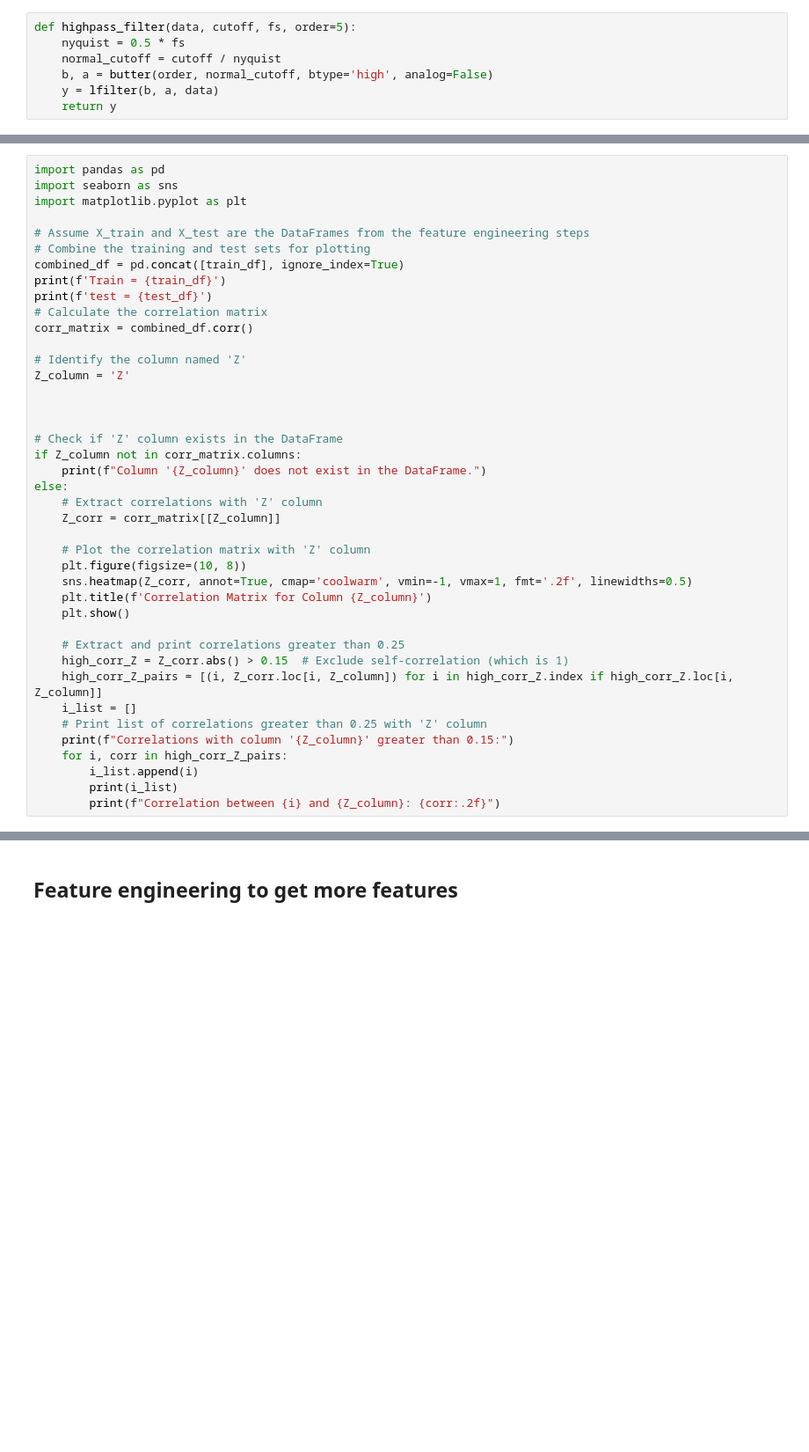
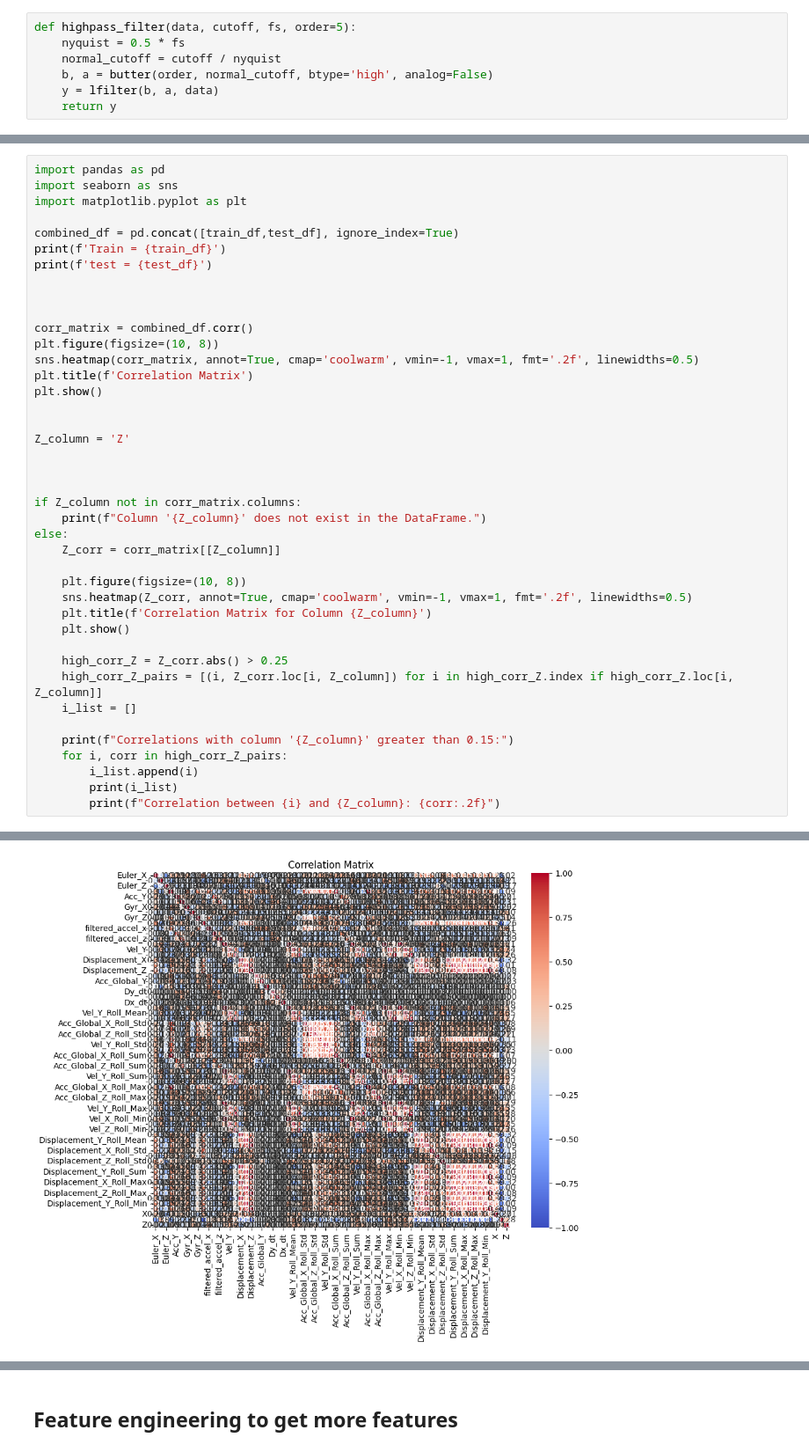
Before and after one commit to T2HOPETECHNIK/SSI_Analysis, a Jupyter notebook: Feature Engineering/feature_engine.ipynb, the cells around one changed output, grey strips where cells are left out. Shown at 88% size. Drawn from its saved outputs; the diff is of its cells as text; blank space fills up the shorter version.

```diff
--- a/Feature Engineering/feature_engine.ipynb
+++ b/Feature Engineering/feature_engine.ipynb
@@ -489,39 +564,40 @@ import pandas as pd
 import seaborn as sns
 import matplotlib.pyplot as plt
 
-# Assume X_train and X_test are the DataFrames from the feature engineering steps
-# Combine the training and test sets for plotting
-combined_df = pd.concat([train_df], ignore_index=True)
+combined_df = pd.concat([train_df,test_df], ignore_index=True)
 print(f'Train = {train_df}')
 print(f'test = {test_df}')
-# Calculate the correlation matrix
+
+
+
 corr_matrix = combined_df.corr()
+plt.figure(figsize=(10, 8))
+sns.heatmap(corr_matrix, annot=True, cmap='coolwarm', vmin=-1, vmax=1, fmt='.2f', linewidths=0.5)
+plt.title(f'Correlation Matrix')
+plt.show()
 
-# Identify the column named 'Z'
+
 Z_column = 'Z'
 
 
 
-# Check if 'Z' column exists in the DataFrame
 if Z_column not in corr_matrix.columns:
     print(f"Column '{Z_column}' does not exist in the DataFrame.")
 else:
-    # Extract correlations with 'Z' column
     Z_corr = corr_matrix[[Z_column]]
 
-    # Plot the correlation matrix with 'Z' column
     plt.figure(figsize=(10, 8))
     sns.heatmap(Z_corr, annot=True, cmap='coolwarm', vmin=-1, vmax=1, fmt='.2f', linewidths=0.5)
     plt.title(f'Correlation Matrix for Column {Z_column}')
     plt.show()
 
-    # Extract and print correlations greater than 0.25
-    high_corr_Z = Z_corr.abs() > 0.15  # Exclude self-correlation (which is 1)
+    high_corr_Z = Z_corr.abs() > 0.25
     high_corr_Z_pairs = [(i, Z_corr.loc[i, Z_column]) for i in high_corr_Z.index if high_corr_Z.loc[i, Z_column]]
     i_list = []
-    # Print list of correlations greater than 0.25 with 'Z' column
+
     print(f"Correlations with column '{Z_column}' greater than 0.15:")
     for i, corr in high_corr_Z_pairs:
         i_list.append(i)
         print(i_list)
         print(f"Correlation between {i} and {Z_column}: {corr:.2f}")
+# %% [output]
@@ -527,0 +621 @@ else:
+[figure, added]
```
Also changed, not shown: parts of 14 cells of this notebook, 30 other files.
